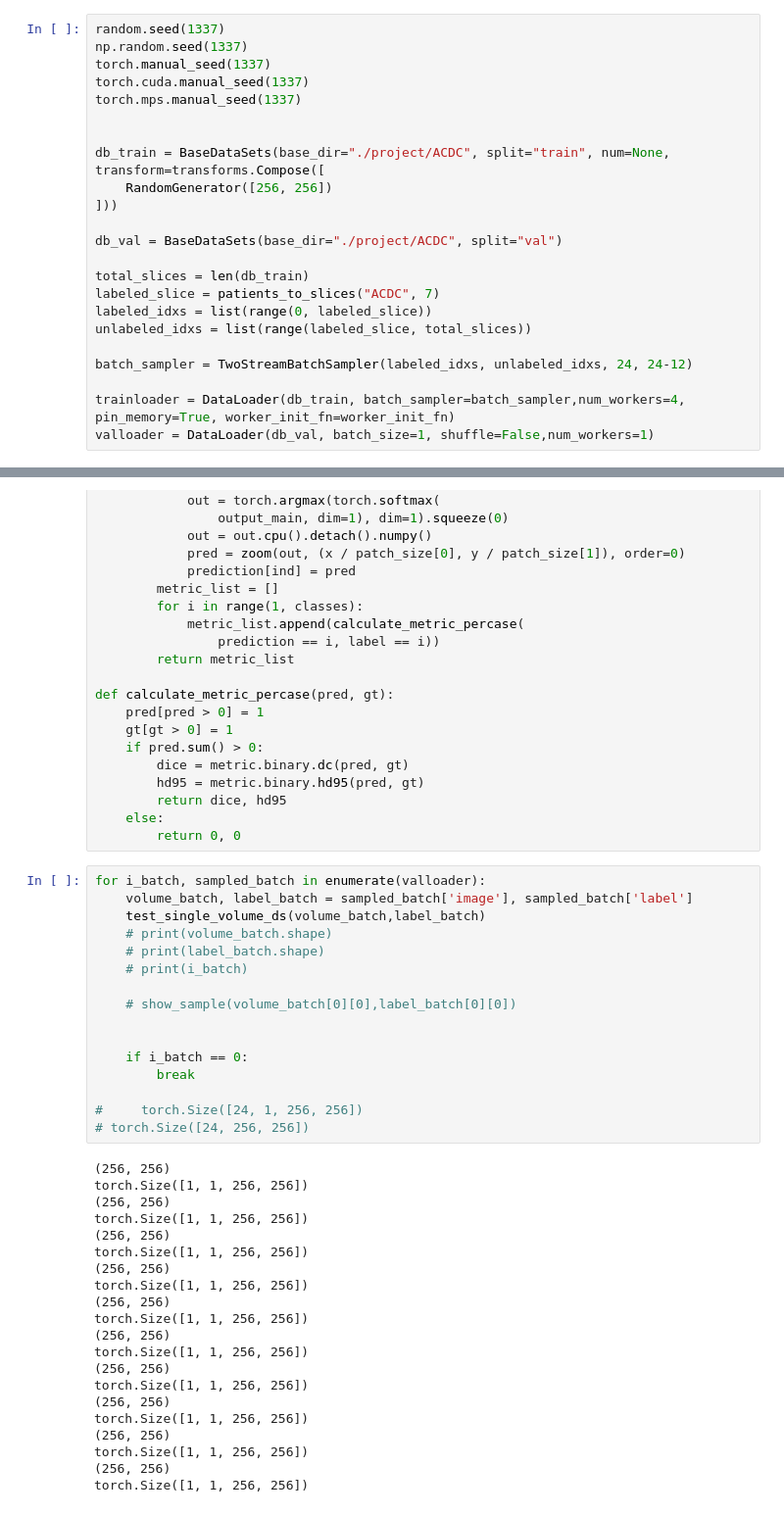
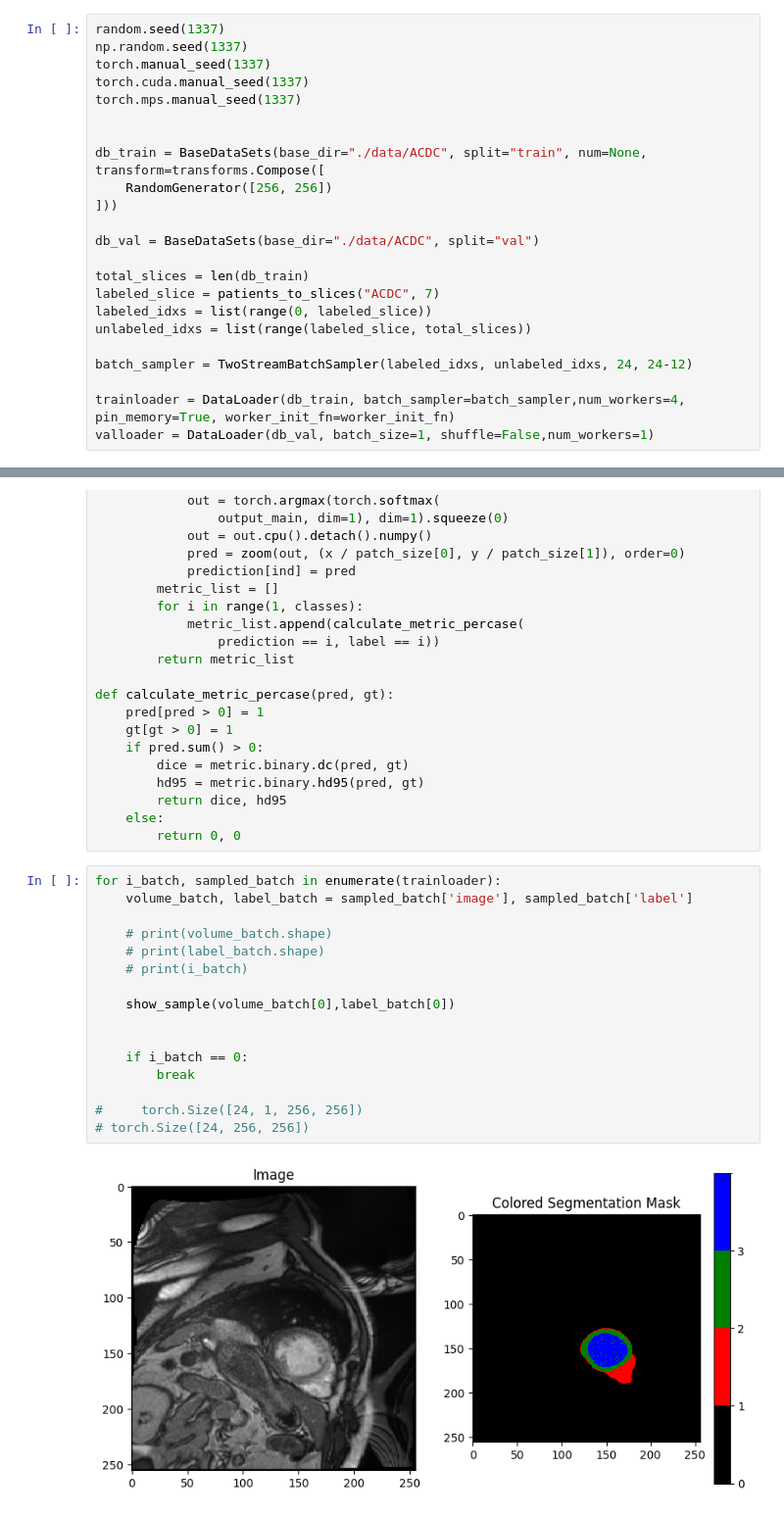
Before and after one commit to bmathus/dp-project, a Jupyter notebook: notebooks/dataloading.ipynb, the cells around one changed output, grey strips where cells are left out. Shown: that part at 98% size. Cells and saved outputs as stored; diff of their text form.

```diff
--- a/notebooks/dataloading.ipynb
+++ b/notebooks/dataloading.ipynb
@@ -81,11 +82,11 @@ torch.cuda.manual_seed(1337)
 torch.mps.manual_seed(1337)
 
 
-db_train = BaseDataSets(base_dir="./project/ACDC", split="train", num=None, transform=transforms.Compose([
+db_train = BaseDataSets(base_dir="./data/ACDC", split="train", num=None, transform=transforms.Compose([
     RandomGenerator([256, 256])
 ]))
 
-db_val = BaseDataSets(base_dir="./project/ACDC", split="val")
+db_val = BaseDataSets(base_dir="./data/ACDC", split="val")
 
 total_slices = len(db_train)
 labeled_slice = patients_to_slices("ACDC", 7)
@@ -137,39 +138,20 @@ def calculate_metric_percase(pred, gt):
     else:
         return 0, 0
 # %%
-for i_batch, sampled_batch in enumerate(valloader):
+for i_batch, sampled_batch in enumerate(trainloader):
     volume_batch, label_batch = sampled_batch['image'], sampled_batch['label']
-    test_single_volume_ds(volume_batch,label_batch)
+
     # print(volume_batch.shape)
     # print(label_batch.shape)
     # print(i_batch)
 
-    # show_sample(volume_batch[0][0],label_batch[0][0])
+    show_sample(volume_batch[0],label_batch[0])
 
 
     if i_batch == 0:
         break
 
 #     torch.Size([24, 1, 256, 256])
 # torch.Size([24, 256, 256])
 # %% [output]
-(256, 256)
-torch.Size([1, 1, 256, 256])
-(256, 256)
-torch.Size([1, 1, 256, 256])
-(256, 256)
-torch.Size([1, 1, 256, 256])
-(256, 256)
-torch.Size([1, 1, 256, 256])
-(256, 256)
-torch.Size([1, 1, 256, 256])
-(256, 256)
-torch.Size([1, 1, 256, 256])
-(256, 256)
-torch.Size([1, 1, 256, 256])
-(256, 256)
-torch.Size([1, 1, 256, 256])
-(256, 256)
-torch.Size([1, 1, 256, 256])
-(256, 256)
-torch.Size([1, 1, 256, 256])
+[figure, added]
```
Also changed, not shown: parts of 1 cell of this notebook, 6 other files.
